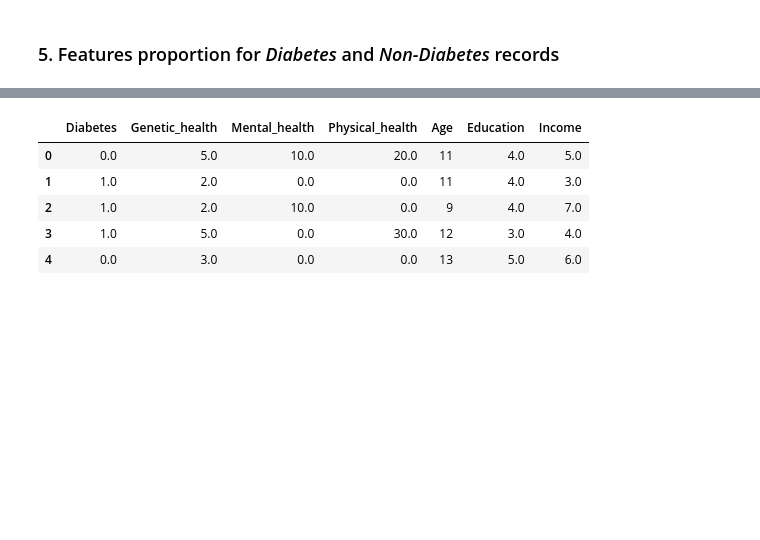
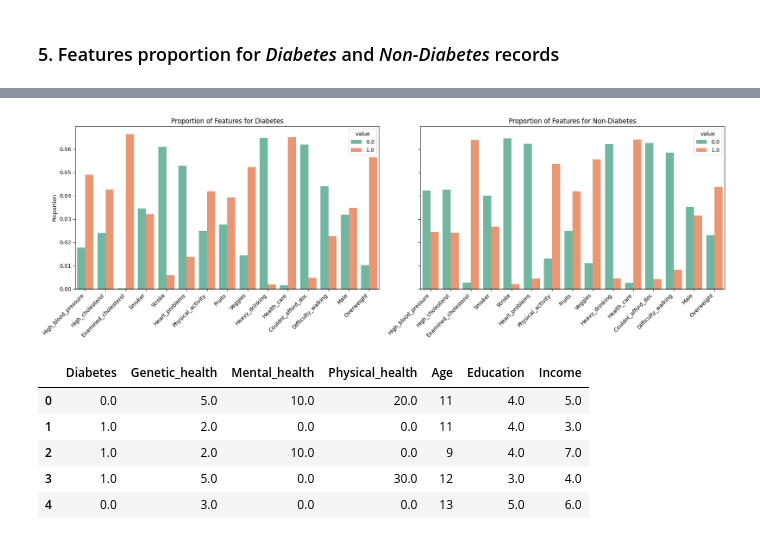
Before and after one commit to MarekFilo/Diabetes-Predictor, a Jupyter notebook: main.ipynb, the cells around one changed output, grey strips where cells are left out. Cells and saved outputs as stored; diff of their text form; code cells hidden in the pictures; blank space fills up the shorter version.

```diff
--- a/main.ipynb
+++ b/main.ipynb
@@ -146,2 +150,6 @@ plt.show()
+# %%
+diabetes_per_binary_features(binary_df)
+# %% [output]
+[figure, added]
 # %%
 numeric_columns = df.columns[df.nunique() > 2].tolist()
```
Also changed, not shown: parts of 13 cells of this notebook.
